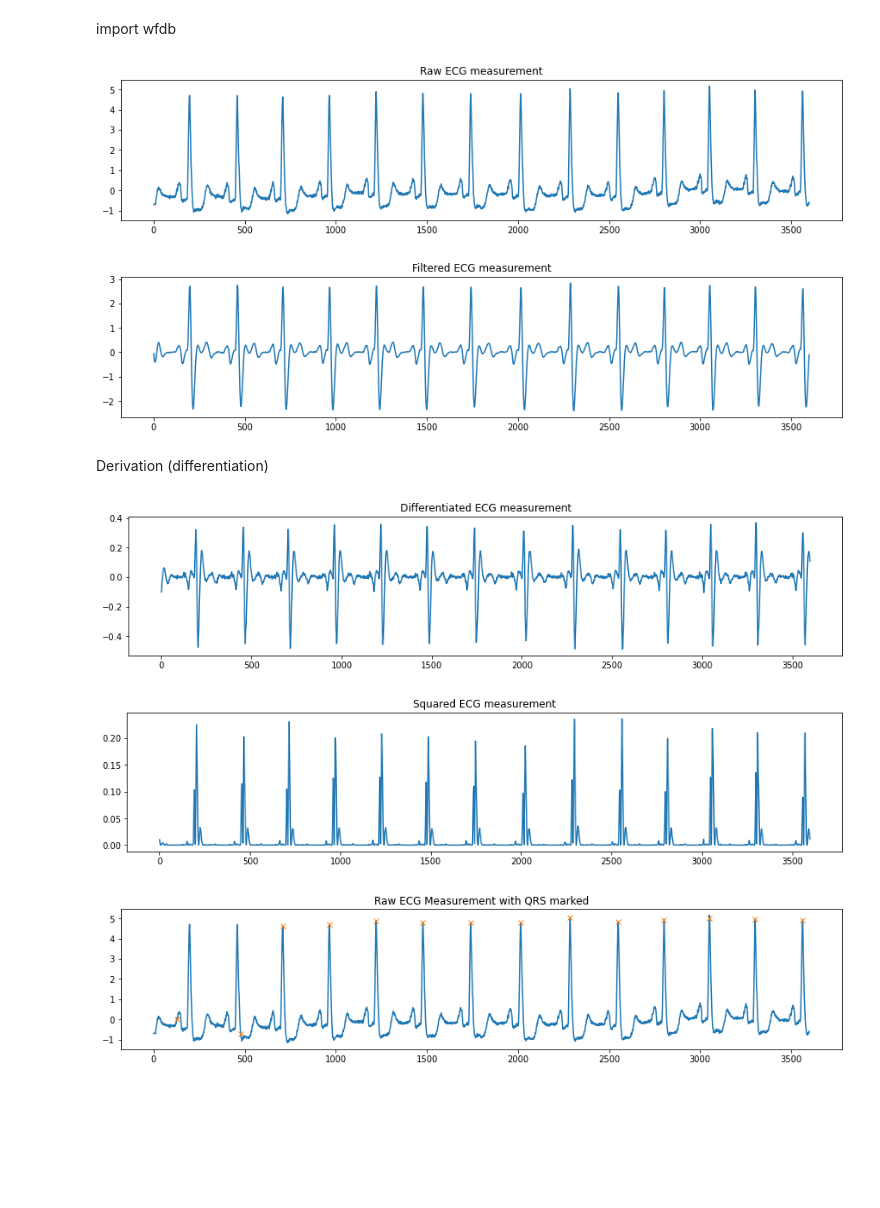
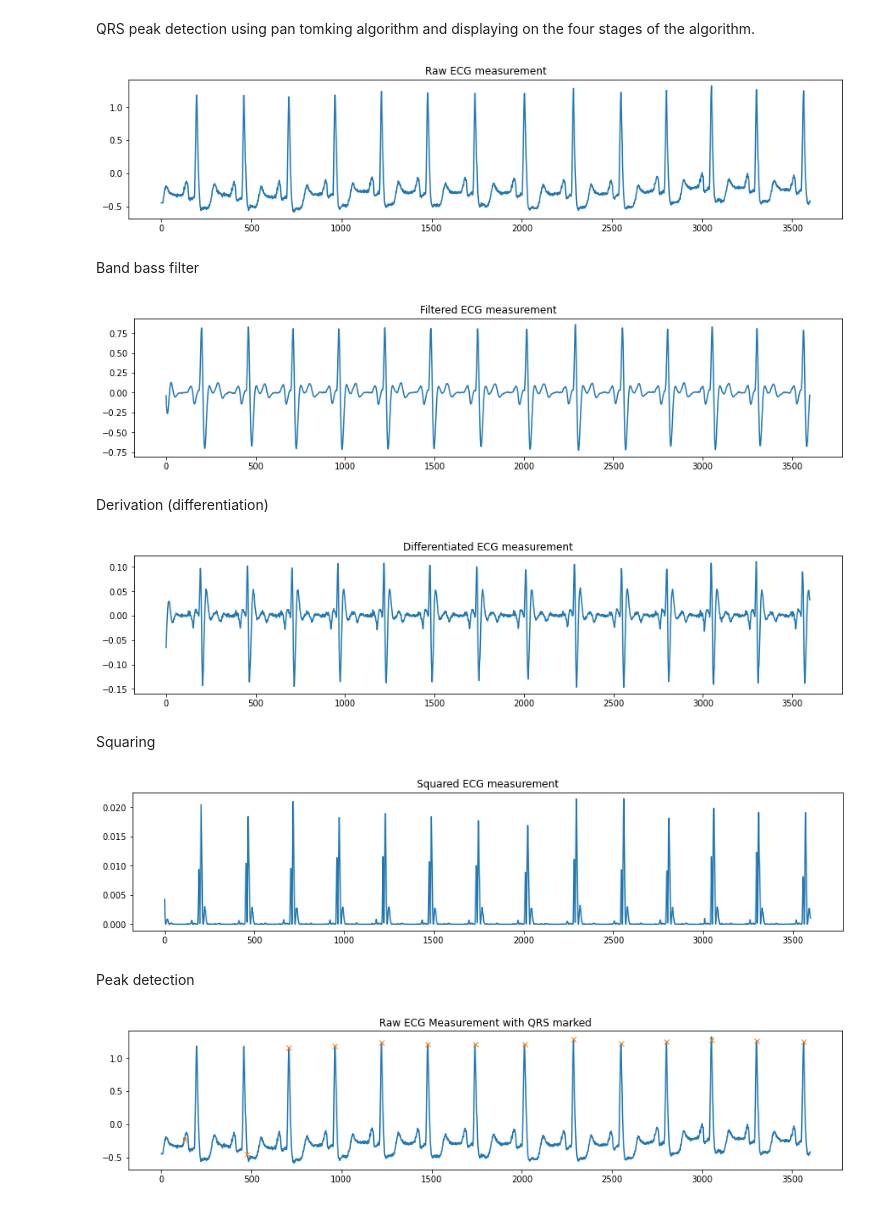
Before and after one commit to ismohamedi/ecg_classifier, a Jupyter notebook: pan_tomkin.ipynb, the cells around one changed output. Drawn from its saved outputs; the diff is of its cells as text; code cells hidden in the pictures; blank space fills up the shorter version.

```diff
--- a/pan_tomkin.ipynb
+++ b/pan_tomkin.ipynb
@@ -1,2 +1,2 @@
-# %% [markdown]
-import wfdb
+# %% [markdown]
+QRS peak detection using pan tomking algorithm and displaying on the four stages of the algorithm.
@@ -3,54 +5,58 @@ import wfdb
 # %%
+
 # Demo 1 - Read a WFDB record using the 'rdrecord' function into a wfdb.Record object.
 # Plot the signals, and show the data.
-# raw
 import wfdb
 import numpy as np
+import pandas as pd
 import scipy.signal as signal
 import matplotlib.pyplot as plt
 from sklearn.preprocessing import scale
-sig, fields = wfdb.rdsamp('mit-bih-arrhythmia-database-1.0.0/105',sampto=3600,channels=[0])
-sig = scale(sig).astype('float32')
+%matplotlib inline
+plt.rcParams['figure.figsize'] = [15, 3]
+sig, fields = wfdb.rdsamp('mit-bih-arrhythmia-database-1.0.0/105',sampfrom=0, sampto=3600)
 unfiltered_signal = sig[:, 0]
-plt.figure(figsize=(15,3))
 plt.title("Raw ECG measurement")
 plt.plot(unfiltered_signal)
 plt.show()
 # %% [output]
-[figure, old version]
+[figure, new version]
+# %% [markdown]
+Band bass filter
 # %%
-# Band bass filter
+
 fs = 360
 f1 = 5/fs
 f2 = 15/fs
 b, a = signal.butter(1, [f1*2, f2*2], btype='bandpass')
 filtered_ecg = signal.lfilter(b, a, unfiltered_signal)
-plt.figure(figsize=(15,3))
 plt.plot(filtered_ecg)
 plt.title("Filtered ECG measurement")
 plt.show()
 # %% [output]
-[figure, old version]
+[figure, new version]
 # %% [markdown]
 Derivation (differentiation)
 # %%
 # Derivation (differentiation
 diff = np.diff(filtered_ecg)
-plt.figure(figsize=(15,3))
 plt.plot(diff)
 plt.title("Differentiated ECG measurement")
 plt.show()
 # %% [output]
-[figure, old version]
+[figure, new version]
+# %% [markdown]
+Squaring
 # %%
 # Squared
 squared = diff*diff
-plt.figure(figsize=(15,3))
 plt.plot(squared)
 plt.title("Squared ECG measurement")
 plt.show()
 # %% [output]
-[figure, old version]
+[figure, new version]
+# %% [markdown]
+Peak detection
 # %%
 # Peak detection
 from test import panPeakDetect, MWA_from_name
@@ -64,4 +70,4 @@ plt.plot(mwa_peaks, unfiltered_signal[mwa_peaks], "x")
 plt.title("Raw ECG Measurement with QRS marked")
 plt.show()
 # %% [output]
-[figure, old version]
+[figure, new version]
```
Also changed, not shown: parts of 7 cells of this notebook.
